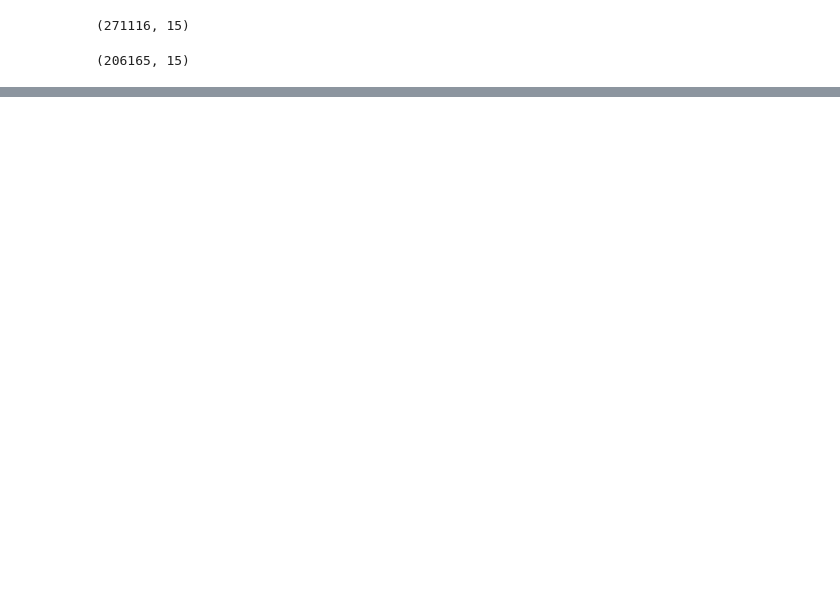
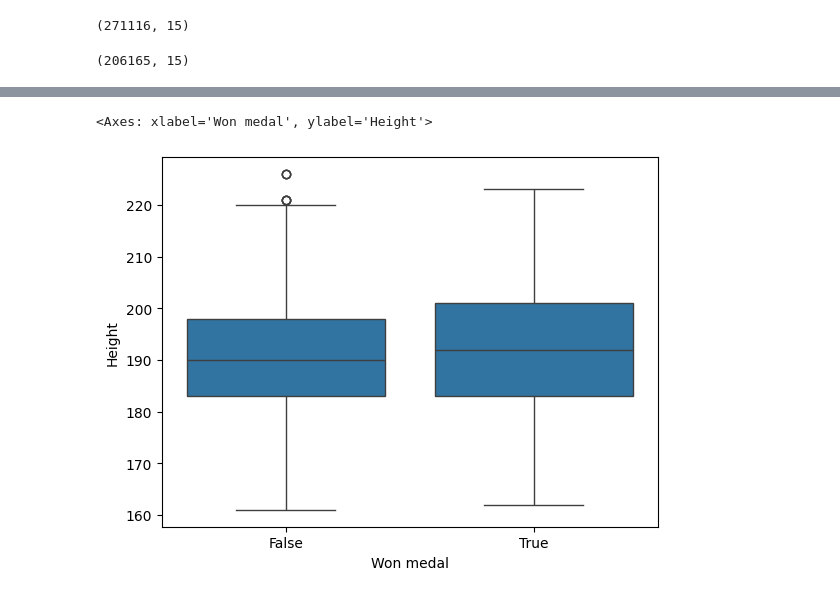
Before and after one commit to Luna-v0/olympic-analyses, a Jupyter notebook: distribuition.ipynb, the cells around one changed output, grey strips where cells are left out. Saved outputs shown, nothing was run; the diff lists cells and outputs as text; code cells hidden in the pictures; blank space fills up the shorter version.

```diff
--- a/distribuition.ipynb
+++ b/distribuition.ipynb
@@ -24,0 +54,5 @@ KeyboardInterrupt:
+# %%
+sns.boxplot(data=df[df.Sport == "Basketball"], x="Won medal", y="Height")
+# %% [output]
+<Axes: xlabel='Won medal', ylabel='Height'>
+[figure, added]
```
Also changed, not shown: parts of 25 cells of this notebook.
